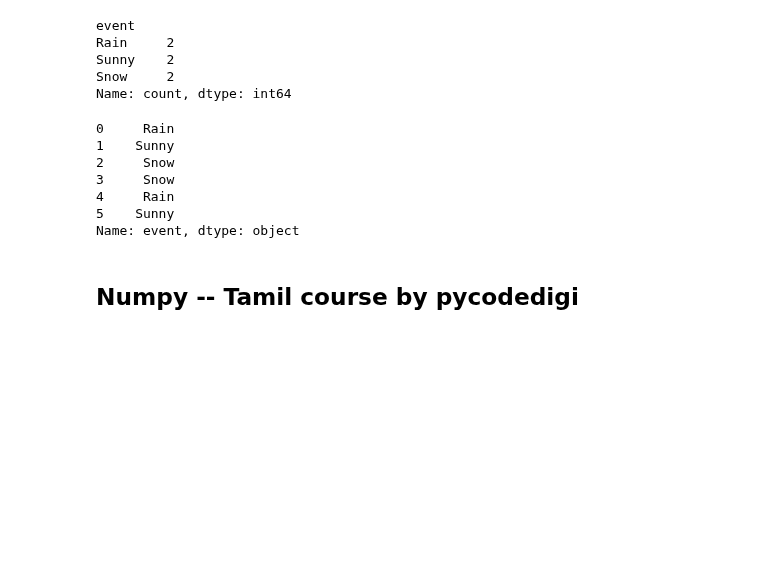
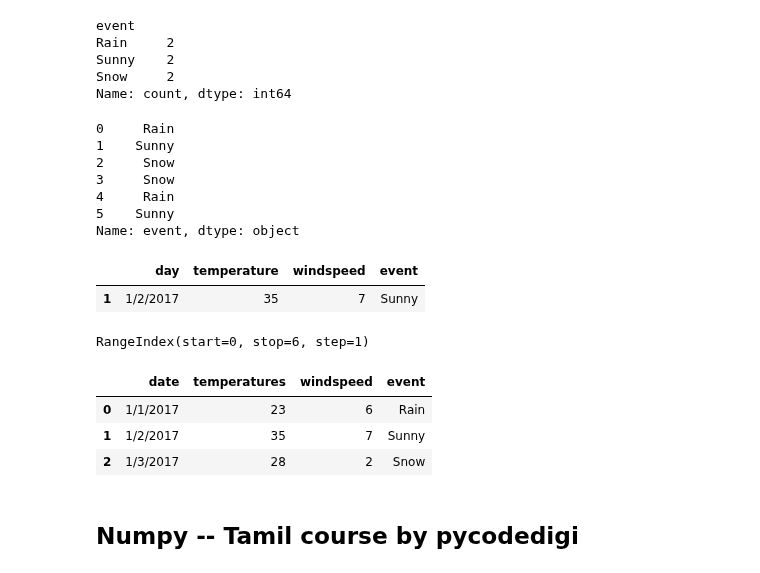
Before and after one commit to uba-sagan/Projects, a Jupyter notebook: Data_Analytics/Pandas.ipynb, the cells around one changed output. Drawn from its saved outputs; the diff is of its cells as text; code cells hidden in the pictures; blank space fills up the shorter version.

Commit message:
code practise in pandas

```diff
--- a/Data_Analytics/Pandas.ipynb
+++ b/Data_Analytics/Pandas.ipynb
@@ -742,3 +742,27 @@ df.event
 4     Rain
 5    Sunny
 Name: event, dtype: object
+# %%
+df[df.temperature==df['temperature'].max()]
+# %% [output]
+|  | day | temperature | windspeed | event |
+| 1 | 1/2/2017 | 35 | 7 | Sunny |
+# %%
+#set index
+df.index
+# %% [output]
+RangeIndex(start=0, stop=6, step=1)
+# %%
+#Different ways of creating dataframe - csv , excel , dict ,tuples list , list of dictionaries
+
+import pandas as pd
+# using tuples
+weather_data = [('1/1/2017',23,6,'Rain'),    ('1/2/2017',35,7,'Sunny'),('1/3/2017',28,2,'Snow')]
+df_tup =pd.DataFrame(data= weather_data , columns= ['date','temperatures','windspeed','event'])
+
+df_tup
+# %% [output]
+|  | date | temperatures | windspeed | event |
+| 0 | 1/1/2017 | 23 | 6 | Rain |
+| 1 | 1/2/2017 | 35 | 7 | Sunny |
+| 2 | 1/3/2017 | 28 | 2 | Snow |
```
Also changed, not shown: parts of 1 cell of this notebook.
